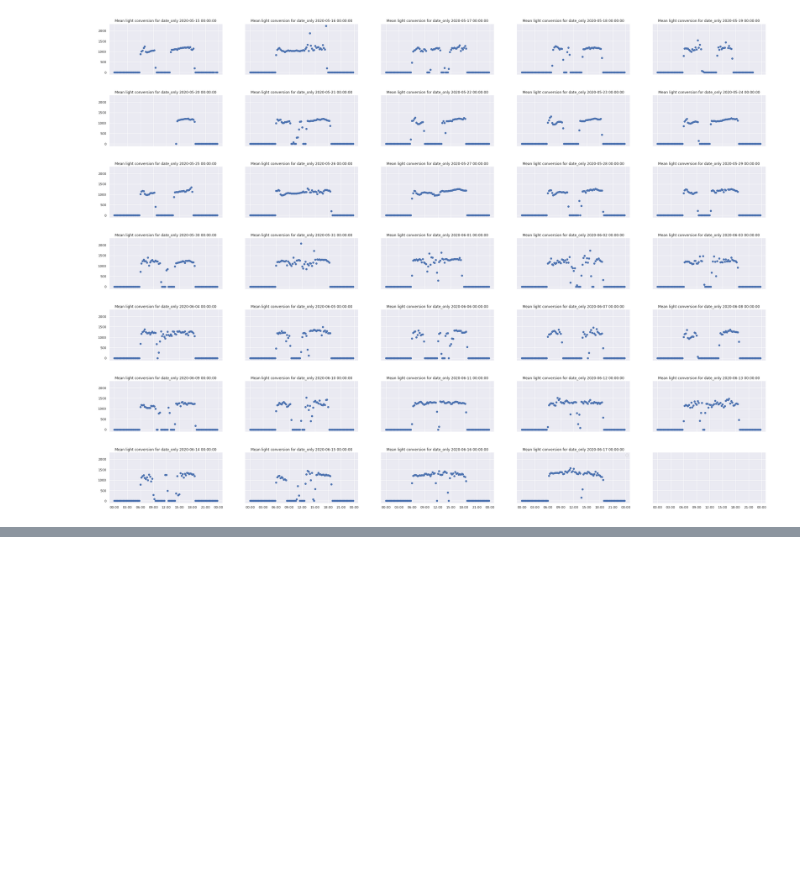
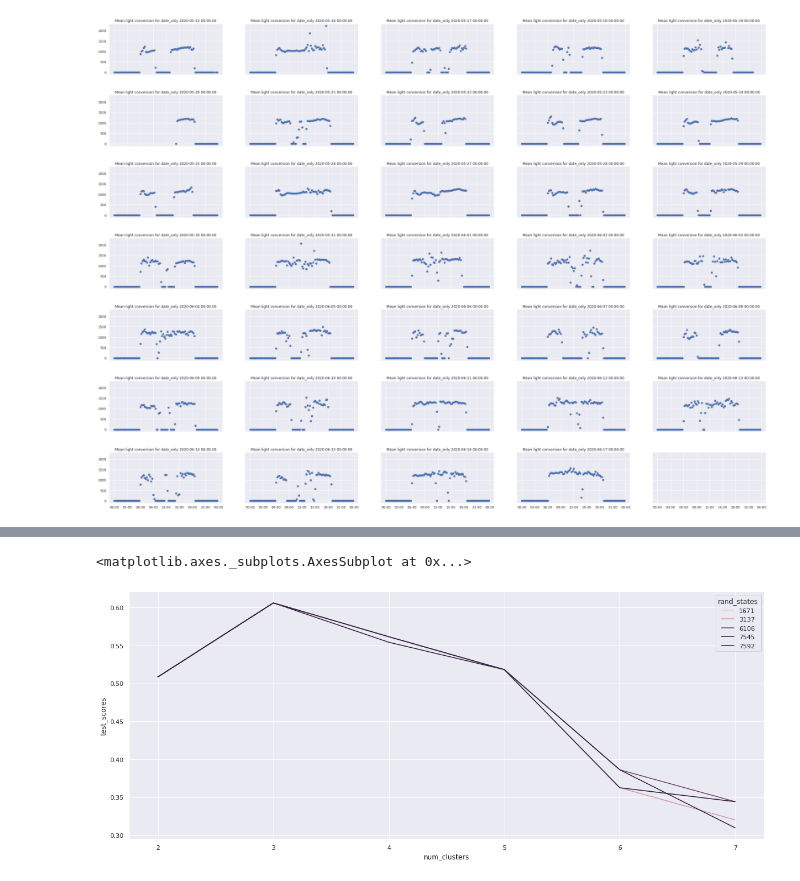
Before and after one commit to mx-hxh/colab-solar, a Jupyter notebook: Colab-Solar-Analysis-on-Solar-Plant-Output.ipynb, the cells around one changed output, grey strips where cells are left out. Cells and saved outputs as stored; diff of their text form; code cells hidden in the pictures; blank space fills up the shorter version.

```diff
--- a/Colab-Solar-Analysis-on-Solar-Plant-Output.ipynb
+++ b/Colab-Solar-Analysis-on-Solar-Plant-Output.ipynb
@@ -536,0 +593,6 @@ WARNING:matplotlib.legend:No handles with labels found to put in legend.
+# %%
+dfPowerNonPeak = dfPowerMergedRemoveShotDown[['Inverter_ID','Light_Conversion','hour']][
+    (dfPowerMergedRemoveShotDown['is_peak_hour']==False)&(dfPowerMergedRemoveShotDown['IRRADIATION']>0)].groupby(by=['Inverter_ID','hour']).mean()
+dfPowerNonPeak = dfPowerNonPeak.reset_index()
+dfPowerNonPeak = dfPowerNonPeak.pivot(index='Inverter_ID', columns='hour')['Light_Conversion'].fillna(0)
+dfPowerNonPeak
@@ -536,0 +647,24 @@ WARNING:matplotlib.legend:No handles with labels found to put in legend.
+# %%
+def rand_state_testing(data, rand_states, algo, num_clus):
+  import itertools
+  rand_scores = []
+  num_clusters = []
+  rand_states_list = []
+  for rand in rand_states:
+     rand_score = test_pre_algo(data, algo, num_clus, rand)
+     rand_list = [rand] * len(rand_score)
+     rand_scores.append(rand_score)
+     num_clusters.append(range(2, num_clus))
+     rand_states_list.append(rand_list)
+
+  score_res = pd.DataFrame({'rand_states': list(itertools.chain(*rand_states_list)),
+                            'num_clusters': list(itertools.chain(*num_clusters)),
+                            'test_scores': list(itertools.chain(*rand_scores))})
+  return score_res
+# %%
+rand_km_res = rand_state_testing(dfPowerNonPeak, np.random.randint(10000, size=5), 'km', 8)
+import seaborn as sns
+sns.lineplot(data=rand_km_res, x='num_clusters', y='test_scores', hue='rand_states')
+# %% [output]
+<matplotlib.axes._subplots.AxesSubplot at 0x...>
+[figure, added]
```
Also changed, not shown: parts of 13 cells of this notebook.
